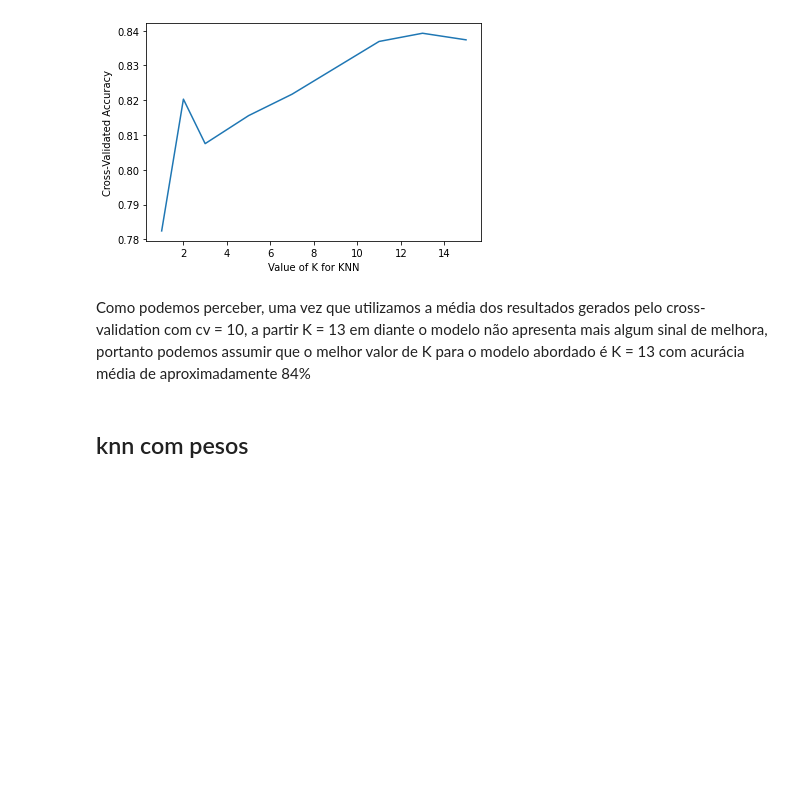
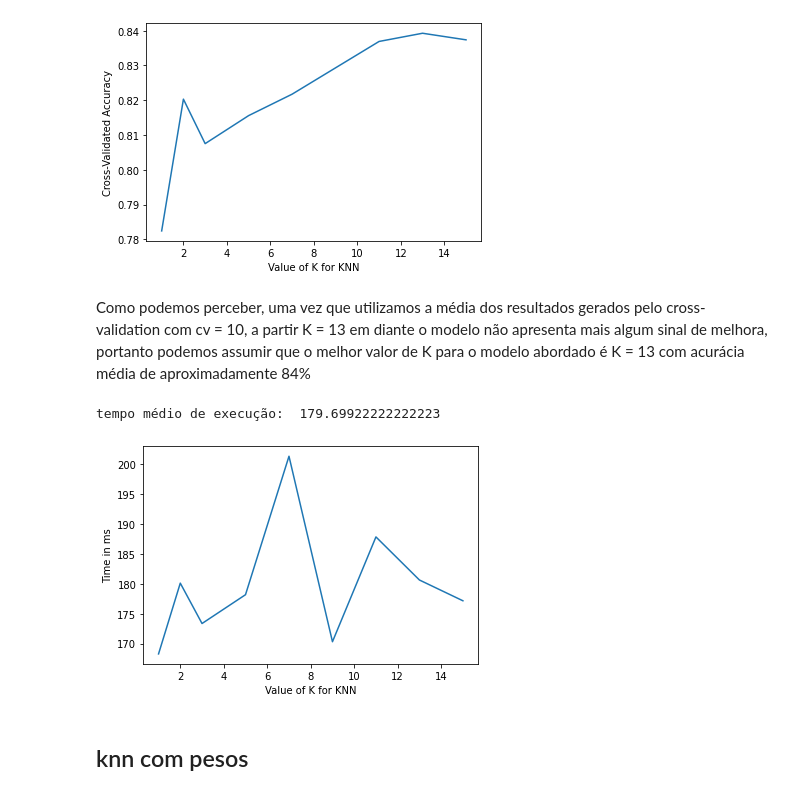
Before and after one commit to renatojmf/CM1-Software-Detection-Prediciton, a Jupyter notebook: swPrediction.ipynb, the cells around one changed output. Cells and saved outputs as stored; diff of their text form; code cells hidden in the pictures; blank space fills up the shorter version.

```diff
--- a/swPrediction.ipynb
+++ b/swPrediction.ipynb
@@ -185,7 +220,7 @@ kc1Data.head()
 # %% [markdown]
 ## knn sem pesos
 # %%
-X = kc1Data[['loc','v(g)','ev(g)','iv(g)','n','v','l','d','i','e','b','t','lOCode','lOComment','lOBlank','locCodeAndComment','uniq_Op','uniq_Opnd','total_Op','total_Opnd','branchCount']]
+X = kc1Data.drop(['defects'], axis=1)
 y = kc1Data['defects']
 X_train, X_test, y_train, y_test = train_test_split(X, y,random_state=1)
 
@@ -201,11 +236,17 @@ cv_score:
 # %%
 k_range = [1,2,3,5,7,9,11,13,15]
 k_scores = []
+times = []
 
 for k in k_range:
+  start_time2 = datetime.datetime.now()
   knn = KNeighborsClassifier(n_neighbors=k)
   scores = cross_val_score(knn, X, y, cv=10, scoring='accuracy')
   k_scores.append(scores.mean())
+  end_time2 = datetime.datetime.now()
+  time_diff2 = (end_time2 - start_time2)
+  execution_time2 = time_diff2.total_seconds() * 1000
+  times.append(execution_time2)
 
 print("cv-score:")
 print(k_scores)
@@ -221,6 +262,15 @@ Text(0, 0.5, 'Cross-Validated Accuracy')
 [figure]
 # %% [markdown]
 Como podemos perceber, uma vez que utilizamos a média dos resultados gerados pelo cross-validation com cv = 10, a partir K = 13 em diante o modelo não apresenta mais algum sinal de melhora, portanto podemos assumir que o melhor valor de K para o modelo abordado é K = 13 com acurácia média de aproximadamente 84%
+# %%
+plt.plot(k_range, times)
+plt.xlabel('Value of K for KNN')
+plt.ylabel('Time in ms')
+
+print("tempo médio de execução: ", sum(times) / len(times))
+# %% [output]
+tempo médio de execução:  179.69922222222223
+[figure, added]
 # %% [markdown]
 ## knn com pesos
 # %%
```
Also changed, not shown: parts of 10 cells of this notebook.
